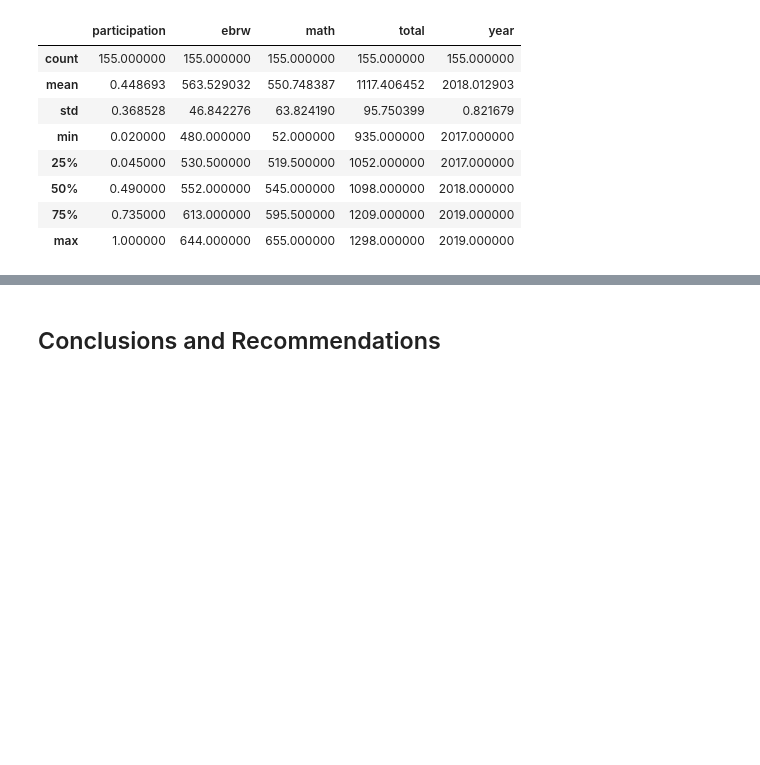
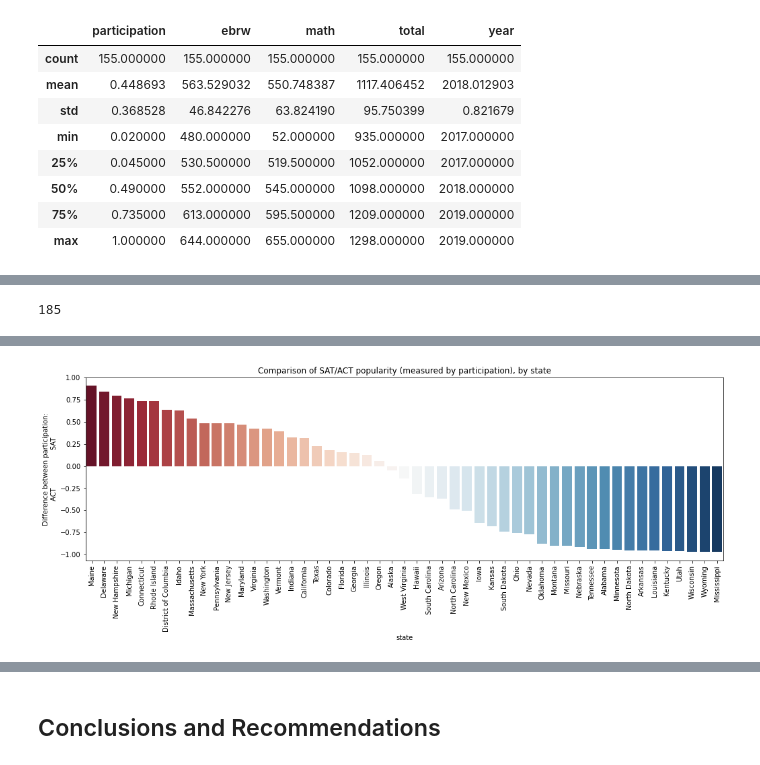
Before and after one commit to Marrrta/SAT_vs_ACT, a Jupyter notebook: code/Project_1_Marta_Lew.ipynb, the cells around one changed output, grey strips where cells are left out. Cells and saved outputs as stored; diff of their text form; code cells hidden in the pictures; blank space fills up the shorter version.

```diff
--- a/code/Project_1_Marta_Lew.ipynb
+++ b/code/Project_1_Marta_Lew.ipynb
@@ -568,0 +631,4 @@ sat_std_dict
+# %%
+#as a step towars finding states with significant differences in ACT vs SAT participation, I am calculating average SAT participation by state:
+sat_part_by_state = sat_all_df.groupby('state')['participation'].mean().reset_index()
+sat_part_by_state.head()
@@ -568,0 +642,4 @@ sat_std_dict
+# %%
+#as a step towars finding states with significant differences in ACT vs SAT participation, I am calculating average ACT participation by state:
+act_part_by_state = act_all_df.groupby('state')['participation'].mean().reset_index()
+act_part_by_state.head()
@@ -568,0 +653,6 @@ sat_std_dict
+# %%
+#to find states with significant differences in ACT vs SAT participation, I am merging ACT and SAT participation by state and sorting by absolute difference:
+sat_act_part_by_state = sat_part_by_state.merge(act_part_by_state, how = 'inner', on = 'state', suffixes= ['_SAT', '_ACT'])
+sat_act_part_by_state['participation_SATvsACT'] = (sat_act_part_by_state['participation_SAT']-sat_act_part_by_state['participation_ACT'])
+sat_act_part_by_state = sat_act_part_by_state.sort_values(by = 'participation_SATvsACT', ascending = False)
+sat_act_part_by_state.head()
@@ -569,3 +798,7 @@ sat_std_dict
+# %%
+len(sat_act_by_college_df[sat_act_by_college_df['num_of_app_cum']<=0.8])
+# %% [output]
+185
 # %% [markdown]
 ## Visualize the Data
 
@@ -613,0 +845,9 @@ Here are some prompts to get you started with visualizations. Feel free to add a
+# %%
+sat_act_part_by_state.head()
+plt.figure(figsize = (17,5))
+sns.barplot(data = sat_act_part_by_state, x = 'state', y = 'participation_SATvsACT', palette= 'RdBu')
+plt.ylabel('Difference between participation:\nACT                  SAT')
+plt.xticks(rotation = 90)
+plt.title('Comparison of SAT/ACT popularity (measured by participation), by state');
+# %% [output]
+[figure, added]
```
Also changed, not shown: parts of 56 cells of this notebook, 3 other files.
